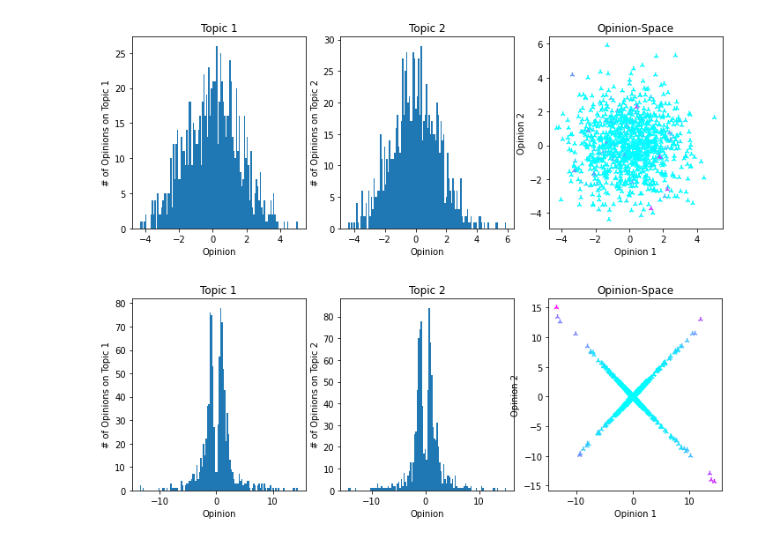
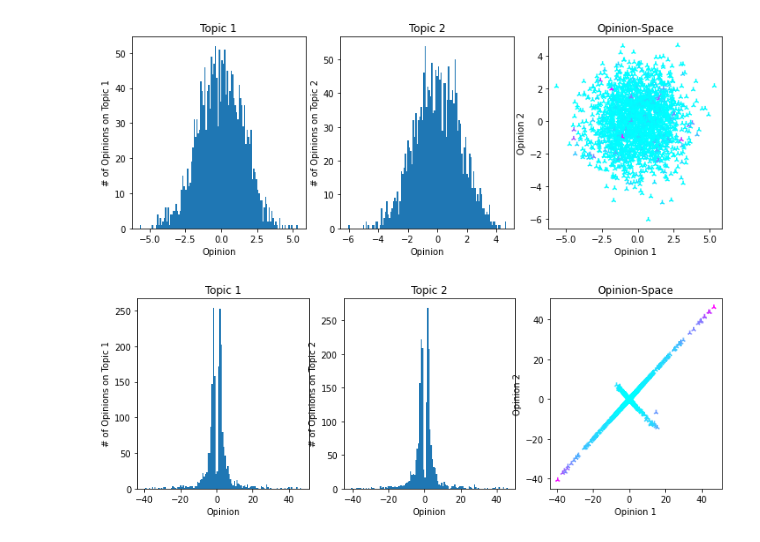
Before and after one commit to RobinDanek/Bachelorproject, a Jupyter notebook: Baumann_Model.ipynb, the cells around one changed output. Drawn from its saved outputs; the diff is of its cells as text; code cells hidden in the pictures.

```diff
--- a/Baumann_Model.ipynb
+++ b/Baumann_Model.ipynb
@@ -225,31 +221,29 @@ Iteration:  997
 Iteration:  998
 Iteration:  999
 # %%
-data = np.loadtxt(r'D:\Daten mit Änderungen\Physik\Bachelorarbeit\Generated_Data\Numba_Test.csv', delimiter=',')
+data = np.loadtxt(r'D:\Daten mit Änderungen\Physik\Bachelorarbeit\Generated_Data\a3_b3_g2.1_e2_1.0_N2000_d3p8_2.csv', delimiter=',')
 
 def Plot_Opinion_Distribution_2d(data1, data2, data_act):
     op1_list = data1
     op2_list = data2
-    op1_counts = Counter(op1_list)
-    op2_counts = Counter(op2_list)
 
     fig, ax = plt.subplots(1,3, figsize=(12,4))
     ax[0].set_title("Topic 1")
     ax[0].set_xlabel("Opinion")
     ax[0].set_ylabel("# of Opinions on Topic 1")
     ax[0].hist(op1_list, bins=120)
     ax[1].set_title("Topic 2")
     ax[1].set_xlabel("Opinion")
     ax[1].set_ylabel("# of Opinions on Topic 2")
     ax[1].hist(op2_list, bins=120)
     ax[2].set_title("Opinion-Space")
     ax[2].set_xlabel("Opinion 1")
     ax[2].set_ylabel("Opinion 2")
     ax[2].scatter(op1_list, op2_list, c=data_act, cmap='cool', marker = '2')
     plt.show()
 
 Plot_Opinion_Distribution_2d(data[1], data[2], data[0])
 Plot_Opinion_Distribution_2d(data[len(data)-2], data[len(data)-1], data[0])
 # %% [output]
-[figure, old version]
+[figure, new version]
-[figure, old version]
+[figure, new version]
```
Also changed, not shown: parts of 3 cells of this notebook.
